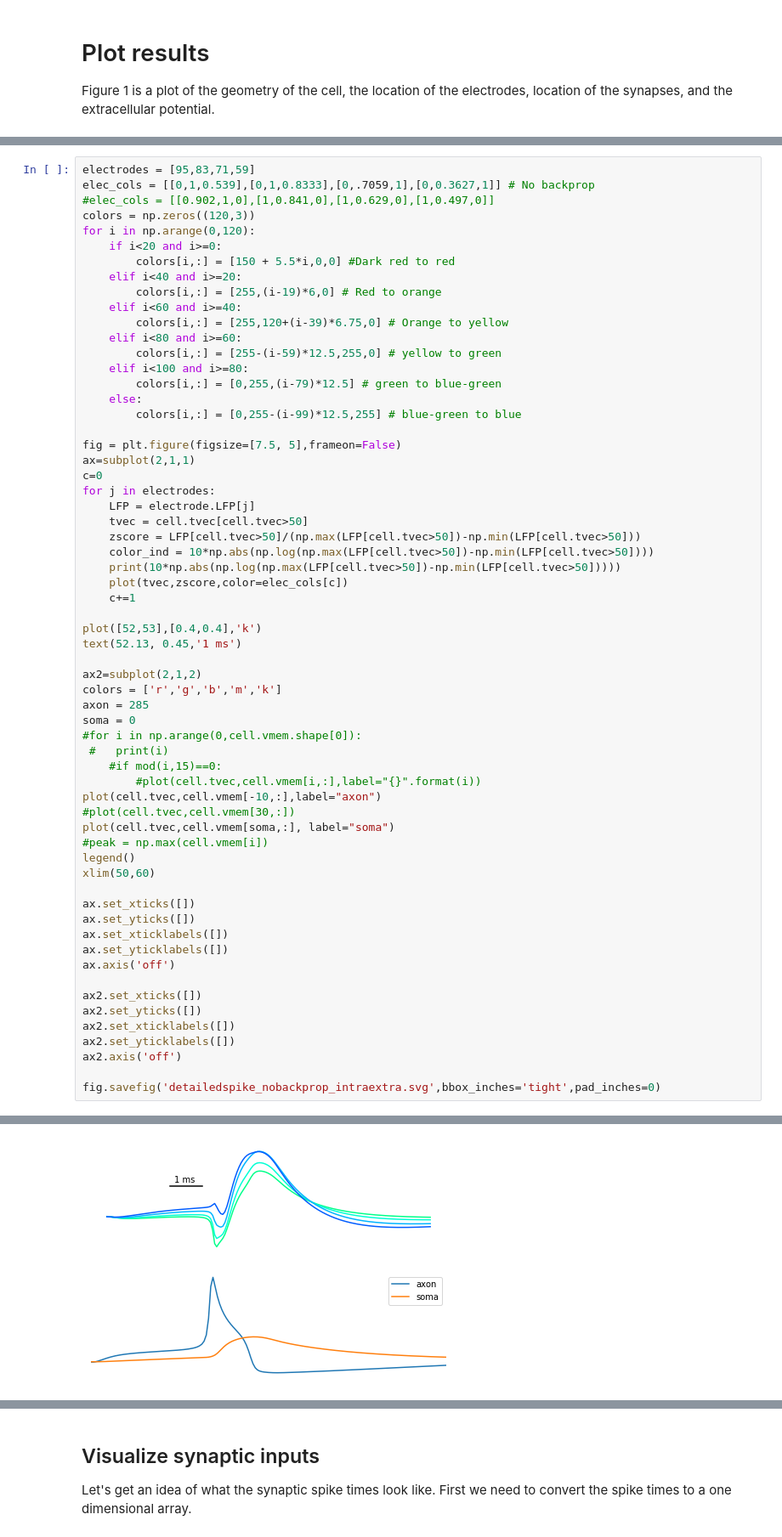
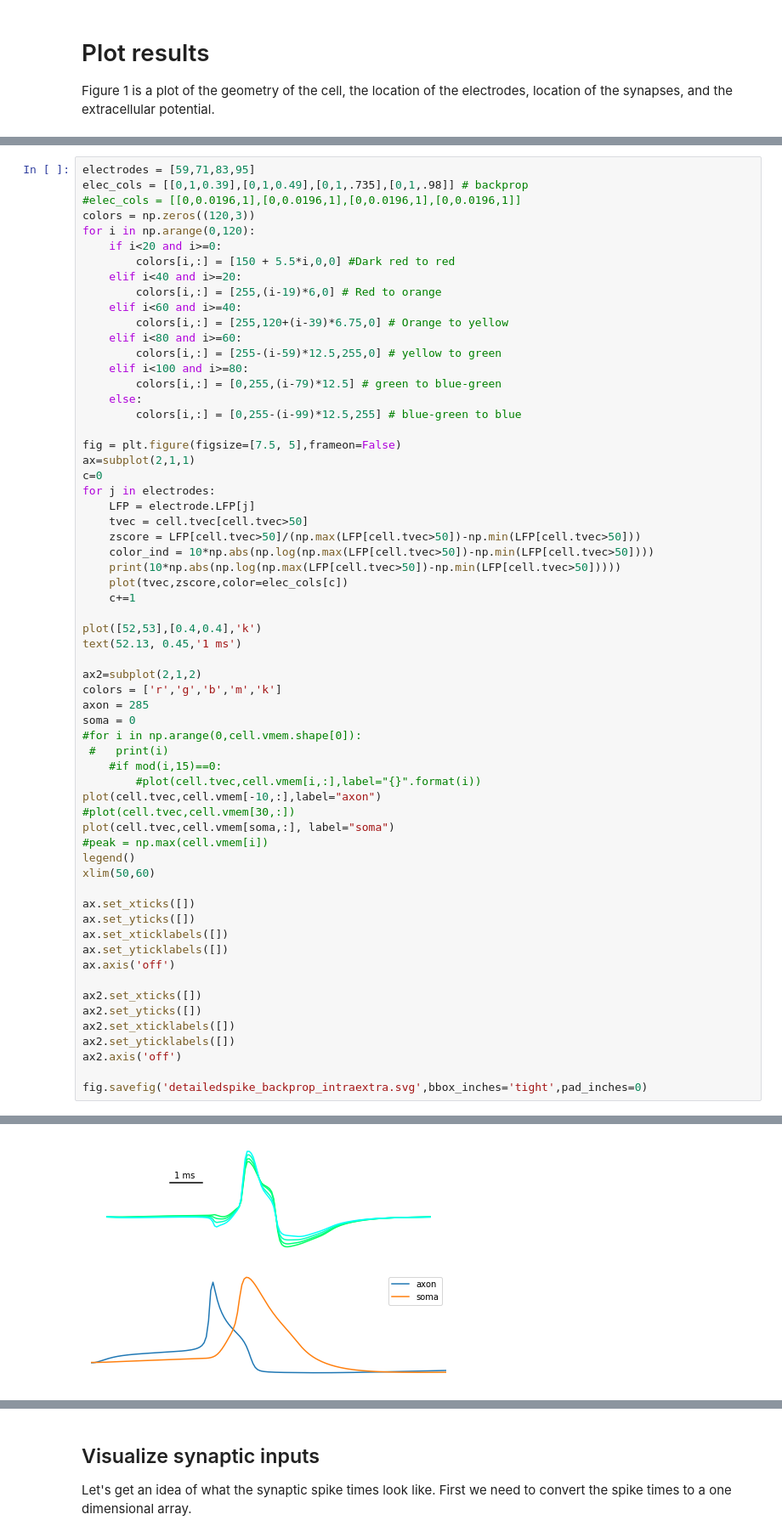
Before and after one commit to latimerb/GeneralTutorials, a Jupyter notebook: LFP/LFPTutorial4-BLA Pyramidal-detailed.ipynb, the cells around one changed output, grey strips where cells are left out. Shown at 85% size. Drawn from its saved outputs; the diff is of its cells as text.

Commit message:
new figures

```diff
--- a/LFP/LFPTutorial4-BLA Pyramidal-detailed.ipynb
+++ b/LFP/LFPTutorial4-BLA Pyramidal-detailed.ipynb
@@ -192,7 +209,7 @@ fig = plot_ex1(cell, electrode, X, Y, Z, time_show=[53,54,55,56,57,58], space_li
 # %%
-electrodes = [95,83,71,59]
-elec_cols = [[0,1,0.539],[0,1,0.8333],[0,.7059,1],[0,0.3627,1]] # No backprop
-#elec_cols = [[0.902,1,0],[1,0.841,0],[1,0.629,0],[1,0.497,0]]
+electrodes = [59,71,83,95]
+elec_cols = [[0,1,0.39],[0,1,0.49],[0,1,.735],[0,1,.98]] # backprop
+#elec_cols = [[0,0.0196,1],[0,0.0196,1],[0,0.0196,1],[0,0.0196,1]]
 colors = np.zeros((120,3))
 for i in np.arange(0,120):
     if i<20 and i>=0:
@@ -250,5 +267,5 @@ ax2.set_xticklabels([])
 ax2.set_yticklabels([])
 ax2.axis('off')
 
-fig.savefig('detailedspike_nobackprop_intraextra.svg',bbox_inches='tight',pad_inches=0)
+fig.savefig('detailedspike_backprop_intraextra.svg',bbox_inches='tight',pad_inches=0)
 # %% [output]
@@ -260,4 +276,4 @@ fig.savefig('detailedspike_nobackprop_intraextra.svg',bbox_inches='tight',pad_in
-[figure, old version]
+[figure, new version]
 # %%
 from utils import plot_ex1, plot_vmem_heat
 #fig = plot_ex2(cell, electrode, X, Y, Z, time_show=[50,51,52,53,54,55])
```
Also changed, not shown: parts of 5 cells of this notebook, 4 other files.
